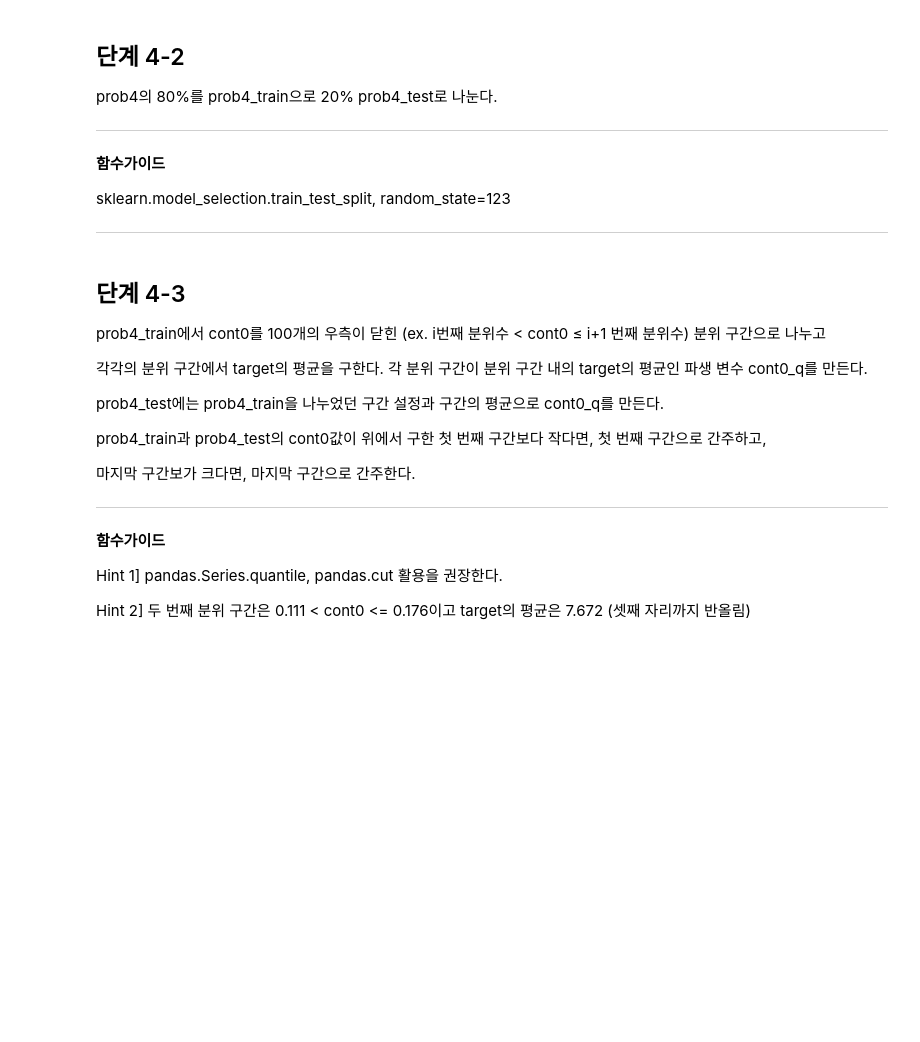
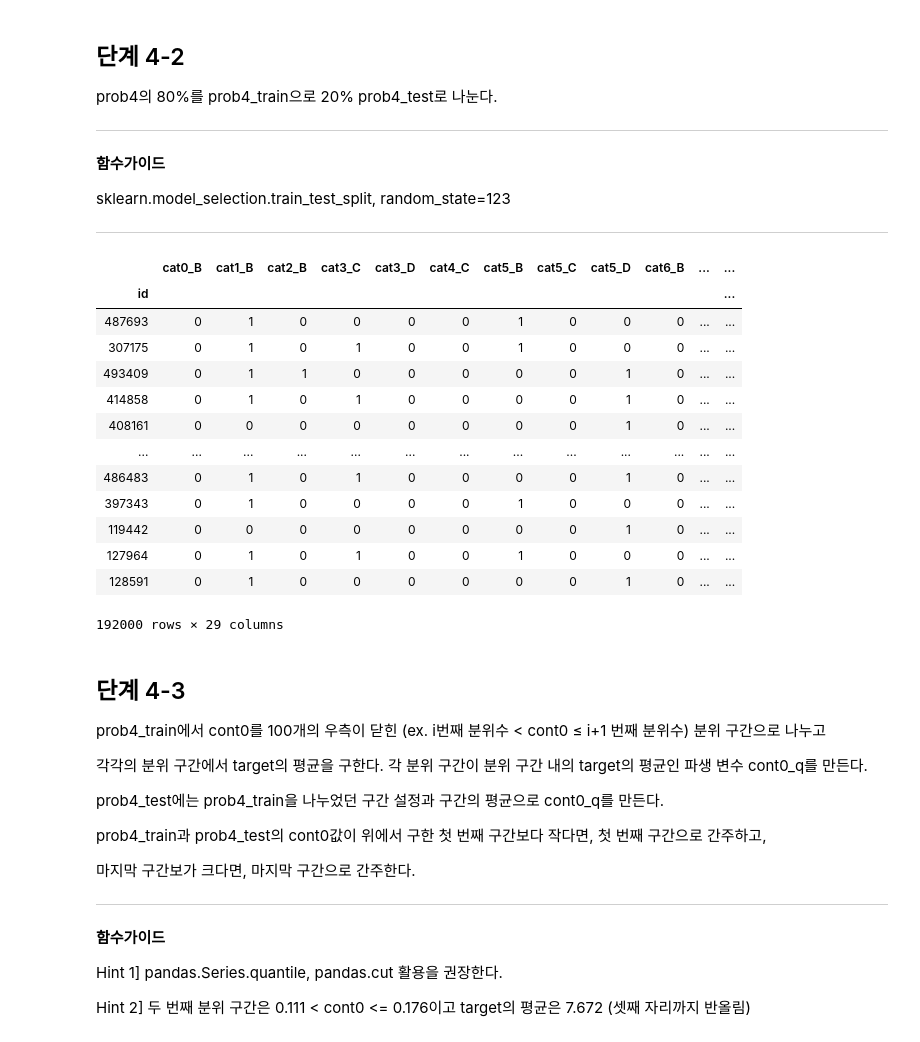
Before and after one commit to sunkusun9/DS_lv3_2507_2, a Jupyter notebook: sec_ds_lv3_prob2_prob.ipynb, the cells around one changed output. Drawn from its saved outputs; the diff is of its cells as text; code cells hidden in the pictures; blank space fills up the shorter version.

```diff
--- a/sec_ds_lv3_prob2_prob.ipynb
+++ b/sec_ds_lv3_prob2_prob.ipynb
@@ -1097,3 +1228,13 @@ y값은 분위 구간에서 target의 평균을 산포도 그래프로 동시에
 ## 단계 4-1
 
 basetable에서 cat0 ~ 9을 첫 번째 범주(알파벳 순)는 제외하고 원핫 인코딩(One-Hot Encoding)하여 prob4데이터셋을 만든다.
+# %%
+from sklearn.preprocessing import OneHotEncoder
+
+# 각 변수에서 제외하고자 하는 범주값을 만듭니다.
+# 아래 방법은 제외하는 변수를 탄력적으로 조정이 가능합니다.
+drop_var = df_basetable[cat_cols].apply(
+    lambda x: np.sort(x.unique())[0], axis = 0
+)
+ohe = OneHotEncoder(drop = drop_var, sparse = False, dtype = 'int')
+ohe.fit(df_basetable[cat_cols])
@@ -1099,0 +1245,8 @@ basetable에서 cat0 ~ 9을 첫 번째 범주(알파벳 순)는 제외하고 원
+# %%
+dum_cols = ohe.get_feature_names(cat_cols).tolist()
+df_prob4 = df_basetable.join(
+    pd.DataFrame(
+        ohe.transform(df_basetable[cat_cols]), index = df_basetable.index, columns = dum_cols
+    )
+).drop(columns = cat_cols)
+df_prob4.head()
@@ -1108,6 +1270,27 @@ prob4의 80%를 prob4_train으로 20% prob4_test로 나눈다.
 sklearn.model_selection.train_test_split, random_state=123
 
 ---
+# %%
+from sklearn.model_selection import train_test_split
+df_prob4_train, df_prob4_test = train_test_split(df_prob4, train_size = 0.8, random_state=123)
+df_prob4_train, df_prob4_test = df_prob4_train.copy(), df_prob4_test.copy()
+# %%
+df_prob4_train[dum_cols]
+# %% [output]
+|  | cat0_B | cat1_B | cat2_B | cat3_C | cat3_D | cat4_C | cat5_B | cat5_C | cat5_D | cat6_B | ... | ... |
+| id |  |  |  |  |  |  |  |  |  |  |  | ... |
+| 487693 | 0 | 1 | 0 | 0 | 0 | 0 | 1 | 0 | 0 | 0 | ... | ... |
+| 307175 | 0 | 1 | 0 | 1 | 0 | 0 | 1 | 0 | 0 | 0 | ... | ... |
+| 493409 | 0 | 1 | 1 | 0 | 0 | 0 | 0 | 0 | 1 | 0 | ... | ... |
+| 414858 | 0 | 1 | 0 | 1 | 0 | 0 | 0 | 0 | 1 | 0 | ... | ... |
+| 408161 | 0 | 0 | 0 | 0 | 0 | 0 | 0 | 0 | 1 | 0 | ... | ... |
+| ... | ... | ... | ... | ... | ... | ... | ... | ... | ... | ... | ... | ... |
+| 486483 | 0 | 1 | 0 | 1 | 0 | 0 | 0 | 0 | 1 | 0 | ... | ... |
+| 397343 | 0 | 1 | 0 | 0 | 0 | 0 | 1 | 0 | 0 | 0 | ... | ... |
+| 119442 | 0 | 0 | 0 | 0 | 0 | 0 | 0 | 0 | 1 | 0 | ... | ... |
+| 127964 | 0 | 1 | 0 | 1 | 0 | 0 | 1 | 0 | 0 | 0 | ... | ... |
+| 128591 | 0 | 1 | 0 | 0 | 0 | 0 | 0 | 0 | 1 | 0 | ... | ... |
+192000 rows × 29 columns
 # %% [markdown]
 ## 단계 4-3
 
```
Also changed, not shown: parts of 110 cells of this notebook.
